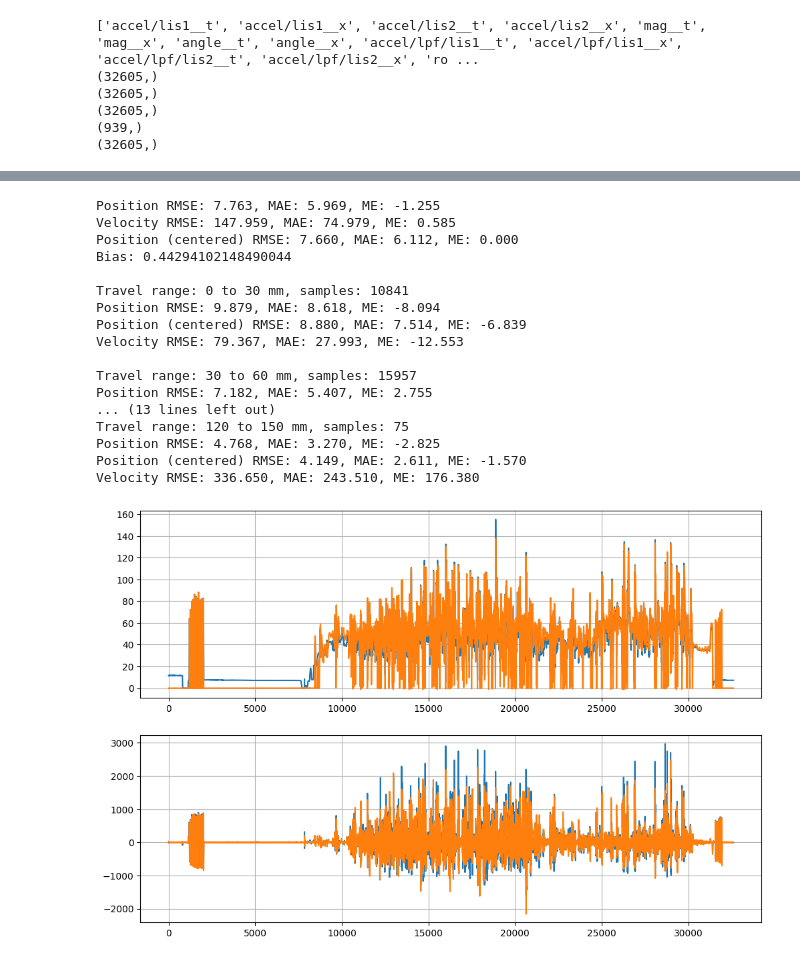
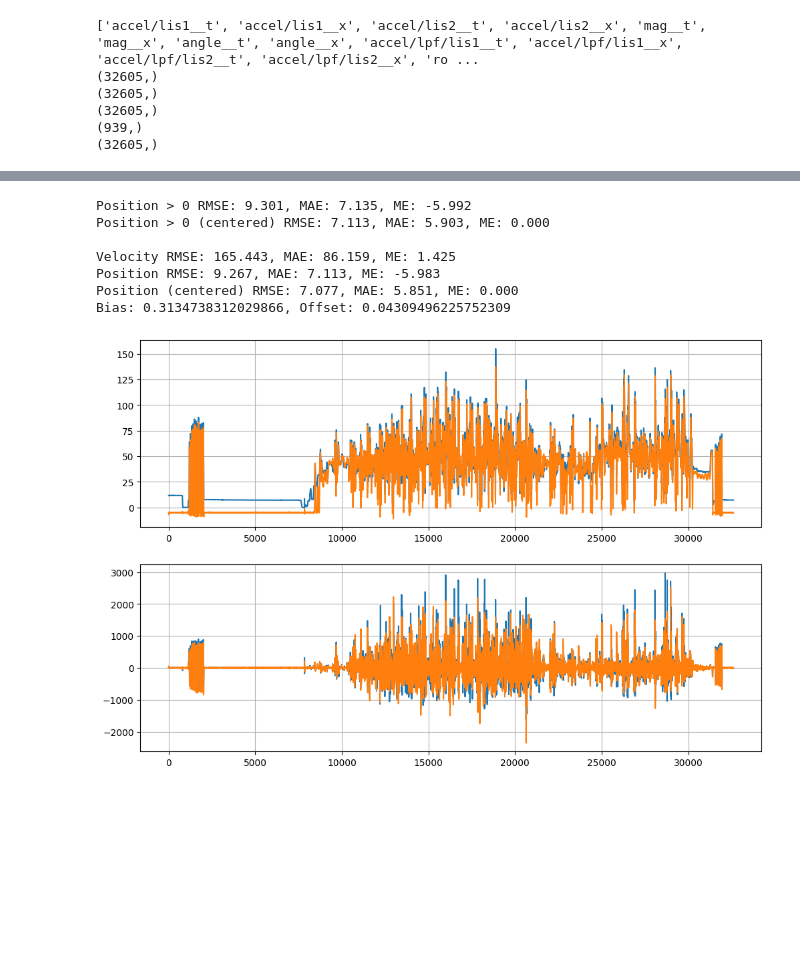
Before and after one commit to colinpate/sus, a Jupyter notebook: solver.ipynb, the cells around one changed output, grey strips where cells are left out. Drawn from its saved outputs; the diff is of its cells as text; code cells hidden in the pictures; blank space fills up the shorter version.

```diff
--- a/solver.ipynb
+++ b/solver.ipynb
@@ -82,7 +81,19 @@ num_samp = acc.shape[0]
 (32605,)
 (939,)
 (32605,)
+# %%
+# Create and define weights
+@dataclass
+class Weights:
+    v0: float = 40      # prior on v0 (m/s)
+    x0: float = 5e2      # prior on x0 (m)
+    mag_x: float = 200  # position anchor std (m)     (smaller = stronger mag)
+    mag_x_thresh: float = 500 # threshold for applying mag_x weight (mG)
+    zupt_v: float = 80  # velocity at ZUPT std (m/s)  (smaller = stronger ZUPT)
+    b: float = 1      # bias penalty (m/s^2)
 # %%
+# Define residual
+
 def calculate_res(vec, w):
     N = num_samp
     x = vec[:N]
@@ -99,7 +110,8 @@ def calculate_res(vec, w):
     v_res = acc_v - v[1:]        # (N-1,)
     x_res = acc_x - x[1:]        # (N-1,)
 
-    mag_pred_res = mag_pred_x[1:] - x[1:] - bx  # (N-1,)
+    mag_res_mask = ((mag[1:] > w.mag_x_thresh) + 1) / 2
+    mag_pred_res = (mag_pred_x[1:] - x[1:] - bx) * mag_res_mask  # (N-1,)
 
     # zv_res = v[i] if dense_mag_zv[i] else 0, for i=1..N-1
     zv_res = dense_mag_zv[1:] * v[1:]   # works if dense_mag_zv is bool or 0/1  -> (N-1,)
@@ -119,6 +131,7 @@ guess_vec[:num_samp] = mag_pred_x  # initial guess for x is the mag pred
 guess_vec[num_samp:num_samp*2] = np.cumsum(acc) * np.mean(dt_s)  # initial guess for v is just integrating accel
 guess_vec[-1] = 0  # initial guess for bias
 foo = time.time()
+w = Weights()
 res = calculate_res(guess_vec, w)
 print(time.time() - foo)
 print(np.mean(res), np.std(res))
@@ -186,13 +184,4 @@ def make_jac_sparsity(N, n_res_per_step=4, include_bias=True, include_bias_penal
         J[n_res - 1, ix_b] = True
 
     return J.tocsr()
-# %%
-# Create and define weights
-@dataclass
-class Weights:
-    v0: float = 40      # prior on v0 (m/s)
-    x0: float = 5e2      # prior on x0 (m)
-    mag_x: float = 800  # position anchor std (m)     (smaller = stronger mag)
-    zupt_v: float = 80  # velocity at ZUPT std (m/s)  (smaller = stronger ZUPT)
-    b: float = 1      # bias penalty (m/s^2)
 # %%
@@ -270,47 +260,32 @@ Velocity RMSE: 147.959, MAE: 74.979, ME: 0.585
 # %%
 if loop_params:
     res_x, res_v = best_errors[0][3:5]
 
 plt.figure(figsize=(12,8))
 plt.subplot(2, 1, 1)
 plt.plot(travel)
 plt.plot(res_x)
 plt.grid()
 plt.subplot(2, 1, 2)
 plt.plot(v_gt)
 plt.plot(res_v)
 plt.grid()
 
-print_err_stats(res_x, travel, prefix="Position")
+print_err_stats(res_x[thresh_mask], travel[thresh_mask], prefix=f"Position > {rmse_travel_min}")
+print_err_stats(res_x[thresh_mask], travel[thresh_mask], center=True, prefix=f"Position > {rmse_travel_min} (centered)")
+print()
 print_err_stats(res_v, v_gt, prefix="Velocity")
 res_x_cent = res_x - np.mean(res_x)  # align to start
 travel_cent = travel - np.mean(travel)
+print_err_stats(res_x, travel, prefix="Position")
 print_err_stats(res_x_cent, travel_cent, prefix="Position (centered)")
-print(f"Bias: {res_b}")
-
-for travel_min in range(0, 150, 30):
-    travel_max = travel_min + 30
-    mask = (travel >= travel_min) & (travel < travel_max)
-    print(f"\nTravel range: {travel_min} to {travel_max} mm, samples: {np.count_nonzero(mask)}")
-    print_err_stats(res_x[mask], travel[mask], prefix="Position")
-    print_err_stats(res_x_cent[mask], travel_cent[mask], prefix="Position (centered)")
-    print_err_stats(res_v[mask], v_gt[mask], prefix="Velocity")
+print(f"Bias: {res_b}, Offset: {res_offset}")
 # %% [output]
-Position RMSE: 7.763, MAE: 5.969, ME: -1.255
-Velocity RMSE: 147.959, MAE: 74.979, ME: 0.585
-Position (centered) RMSE: 7.660, MAE: 6.112, ME: 0.000
-Bias: 0.44294102148490044
+Position > 0 RMSE: 9.301, MAE: 7.135, ME: -5.992
+Position > 0 (centered) RMSE: 7.113, MAE: 5.903, ME: 0.000
 
-Travel range: 0 to 30 mm, samples: 10841
-Position RMSE: 9.879, MAE: 8.618, ME: -8.094
-Position (centered) RMSE: 8.880, MAE: 7.514, ME: -6.839
-Velocity RMSE: 79.367, MAE: 27.993, ME: -12.553
-
-Travel range: 30 to 60 mm, samples: 15957
-Position RMSE: 7.182, MAE: 5.407, ME: 2.755
-... (13 lines left out)
-Travel range: 120 to 150 mm, samples: 75
-Position RMSE: 4.768, MAE: 3.270, ME: -2.825
-Position (centered) RMSE: 4.149, MAE: 2.611, ME: -1.570
-Velocity RMSE: 336.650, MAE: 243.510, ME: 176.380
+Velocity RMSE: 165.443, MAE: 86.159, ME: 1.425
+Position RMSE: 9.267, MAE: 7.113, ME: -5.983
+Position (centered) RMSE: 7.077, MAE: 5.851, ME: 0.000
+Bias: 0.3134738312029866, Offset: 0.04309496225752309
-[figure, old version]
+[figure, new version]
```
Also changed, not shown: parts of 8 cells of this notebook, 4 other files.
